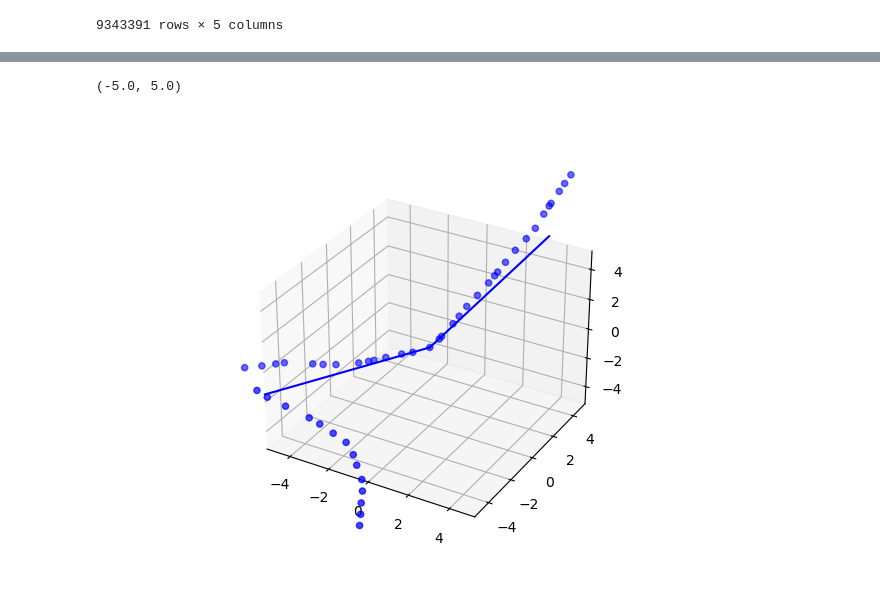
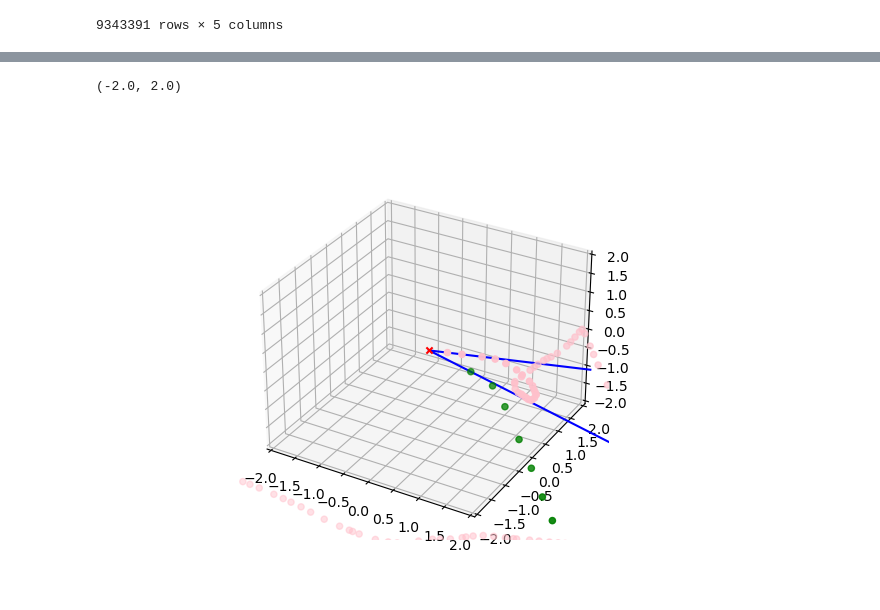
Before and after one commit to kvjmistry/NEXT_nudobe, a Jupyter notebook: workdir/TrackBuilder.ipynb, the cells around one changed output, grey strips where cells are left out. Saved outputs shown, nothing was run; the diff lists cells and outputs as text; code cells hidden in the pictures.

```diff
--- a/workdir/TrackBuilder.ipynb
+++ b/workdir/TrackBuilder.ipynb
@@ -442,6 +250,6 @@ plt.show()
 # %%
-print(GetMeanNodeDist(Tracks))
+print(GetMeanNodeDist(Tracks, data))
 
-dist_threshold = 4*GetMeanNodeDist(Tracks)
+dist_threshold = 4*GetMeanNodeDist(Tracks, data)
 # dist_threshold = 10
 # %% [output]
@@ -1140,0 +687,23 @@ print(cos_theta)
+# %%
+# Given vertex position
+vertex = data[ (data.Track1 == 1) & (data.Track2 == 1)]
+vertex = np.array([vertex.iloc[0].x,vertex.iloc[0].y,vertex.iloc[0].z])
+vertex = np.array([0,0,0])
+
+# Track1 = data[ (data.Track1 == 1) & (data.Track2 != 1)]
+Track1 = data.iloc[trk1_path]
+# Track1 = Track1.reindex(track1_indices)
+Track1 = Track1.iloc[1:] # remove vertex index
+
+# Track2 = data[ (data.Track2 == 1) & (data.Track1 != 1)]
+Track2 = data.iloc[trk2_path]
+# Track2 = Track2.reindex(track2_indices)
+Track2 = Track2.iloc[1:] # remove vertex index
+
+display(Track1)
+display(Track2)
+
+# cos_theta, direction_vector1, direction_vector2 = CalcTrackAngle(Track1.iloc[0:1], Track2.iloc[0:1], vertex)
+cos_theta, direction_vector1, direction_vector2 = CalcTrackAngle(Track1, Track2, vertex)
+
+print(cos_theta)
@@ -1141,21 +742,23 @@ print(cos_theta)
 # %%
 fig = plt.figure()
 ax = fig.add_subplot(111, projection='3d')
 
 # Plot the original points
-ax.scatter(data.x, data.y, data.z, color='blue')
-# ax.scatter(Track2.x, Track2.y, Track2.z, color='green')
+# ax.scatter(data.x, data.y, data.z, color='blue')
+ax.scatter(vertex[0], vertex[1], vertex[2], color='red', marker="x")
+ax.scatter(Track1.x, Track1.y, Track1.z, color='pink')
+ax.scatter(Track2.x, Track2.y, Track2.z, color='green')
 
 # Plot the direction vector
 vector_line1 = np.array([vertex, vertex + 10*direction_vector1])  # Extend the vector for visualization
 vector_line2 = np.array([vertex, vertex + 10*direction_vector2])  # Extend the vector for visualization
 
 ax.plot(vector_line1[:, 0], vector_line1[:, 1], vector_line1[:, 2], color='blue')
 ax.plot(vector_line2[:, 0], vector_line2[:, 1], vector_line2[:, 2], color='blue')
 
-ax.set_xlim(-5,5)
-ax.set_ylim(-5,5)
-ax.set_zlim(-5,5)
+ax.set_xlim(-2,2)
+ax.set_ylim(-2,2)
+ax.set_zlim(-2,2)
 # %% [output]
-(-5.0, 5.0)
+(-2.0, 2.0)
-[figure, old version]
+[figure, new version]
```
Also changed, not shown: parts of 13 cells of this notebook, 1 other file.
